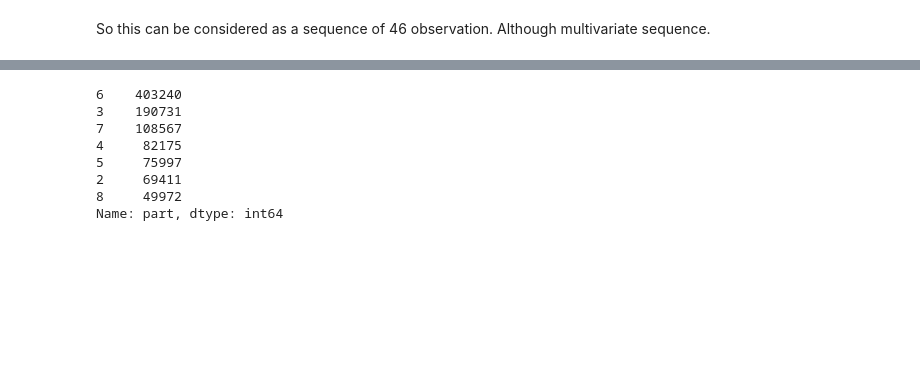
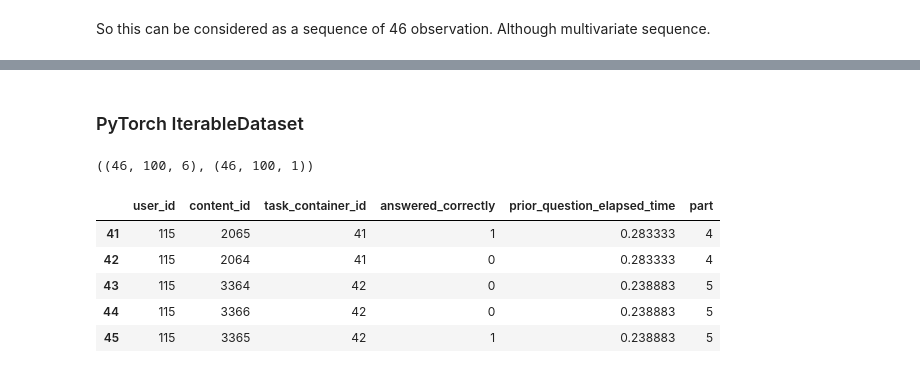
Before and after one commit to nisarahamedk/kaggle-riid, a Jupyter notebook: notebooks/dataset_for_transformer.ipynb, the cells around one changed output, grey strips where cells are left out. Cells and saved outputs as stored; diff of their text form; code cells hidden in the pictures; blank space fills up the shorter version.

Commit message:
pytorch iterable dataset for batch sampling

```diff
--- a/notebooks/dataset_for_transformer.ipynb
+++ b/notebooks/dataset_for_transformer.ipynb
@@ -157,11 +190,2 @@ train_df.head()
-# %%
-train_df["part"].value_counts()
-# %% [output]
-6    403240
-3    190731
-7    108567
-4     82175
-5     75997
-2     69411
-8     49972
-Name: part, dtype: int64
+# %% [markdown]
+### PyTorch IterableDataset
@@ -167,0 +239,16 @@ Name: part, dtype: int64
+# %%
+x, y = next(iter(riid_ds))
+
+x.shape, y.shape
+# %% [output]
+((46, 100, 6), (46, 100, 1))
+# %%
+id, df = next(iter(user_groups))
+df.tail()
+# %% [output]
+|  | user_id | content_id | task_container_id | answered_correctly | prior_question_elapsed_time | part |
+| 41 | 115 | 2065 | 41 | 1 | 0.283333 | 4 |
+| 42 | 115 | 2064 | 41 | 0 | 0.283333 | 4 |
+| 43 | 115 | 3364 | 42 | 0 | 0.238883 | 5 |
+| 44 | 115 | 3366 | 42 | 0 | 0.238883 | 5 |
+| 45 | 115 | 3365 | 42 | 1 | 0.238883 | 5 |
```
Also changed, not shown: parts of 21 cells of this notebook.
